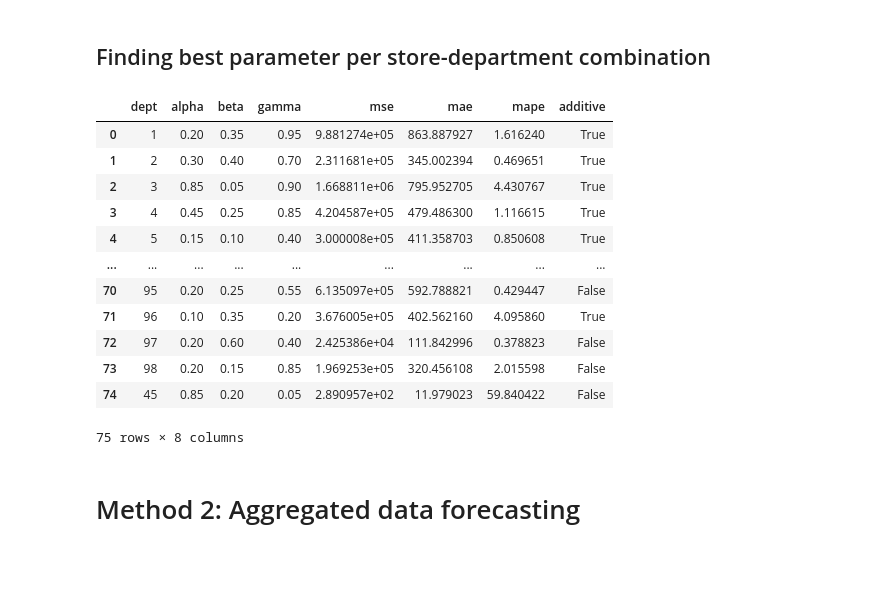
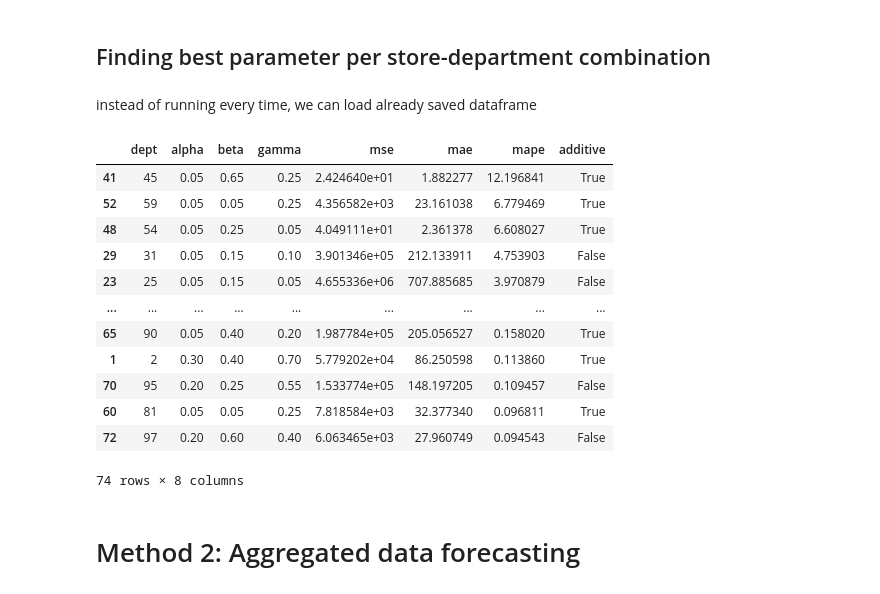
Before and after one commit to berbomeister/ws1-project, a Jupyter notebook: init.ipynb, the cells around one changed output. Saved outputs shown, nothing was run; the diff lists cells and outputs as text; code cells hidden in the pictures; blank space fills up the shorter version.

```diff
--- a/init.ipynb
+++ b/init.ipynb
@@ -443,21 +426,22 @@ best_params_df = pd.DataFrame({
     })
 #save for later use
 best_params_df.reset_index().drop(columns=['index']).to_csv("holt_winters_best_params.csv",index=False)
+# %% [markdown]
+instead of running every time, we can load already saved dataframe
 # %%
 best_params_df = pd.read_csv("holt_winters_best_params.csv")
+best_params_df.sort_values(by='mape',ascending=False)
+# %% [output]
+|  | dept | alpha | beta | gamma | mse | mae | mape | additive |
+| 41 | 45 | 0.05 | 0.65 | 0.25 | 2.424640e+01 | 1.882277 | 12.196841 | True |
+| 52 | 59 | 0.05 | 0.05 | 0.25 | 4.356582e+03 | 23.161038 | 6.779469 | True |
+| 48 | 54 | 0.05 | 0.25 | 0.05 | 4.049111e+01 | 2.361378 | 6.608027 | True |
+| 29 | 31 | 0.05 | 0.15 | 0.10 | 3.901346e+05 | 212.133911 | 4.753903 | False |
+| 23 | 25 | 0.05 | 0.15 | 0.05 | 4.655336e+06 | 707.885685 | 3.970879 | False |
+| ... | ... | ... | ... | ... | ... | ... | ... | ... |
+| 65 | 90 | 0.05 | 0.40 | 0.20 | 1.987784e+05 | 205.056527 | 0.158020 | True |
+| 1 | 2 | 0.30 | 0.40 | 0.70 | 5.779202e+04 | 86.250598 | 0.113860 | True |
+| 70 | 95 | 0.20 | 0.25 | 0.55 | 1.533774e+05 | 148.197205 | 0.109457 | False |
+| 60 | 81 | 0.05 | 0.05 | 0.25 | 7.818584e+03 | 32.377340 | 0.096811 | True |
+| 72 | 97 | 0.20 | 0.60 | 0.40 | 6.063465e+03 | 27.960749 | 0.094543 | False |
+74 rows × 8 columns
-# %%
-best_params_df
-# %% [output]
-|  | dept | alpha | beta | gamma | mse | mae | mape | additive |
-| 0 | 1 | 0.20 | 0.35 | 0.95 | 9.881274e+05 | 863.887927 | 1.616240 | True |
-| 1 | 2 | 0.30 | 0.40 | 0.70 | 2.311681e+05 | 345.002394 | 0.469651 | True |
-| 2 | 3 | 0.85 | 0.05 | 0.90 | 1.668811e+06 | 795.952705 | 4.430767 | True |
-| 3 | 4 | 0.45 | 0.25 | 0.85 | 4.204587e+05 | 479.486300 | 1.116615 | True |
-| 4 | 5 | 0.15 | 0.10 | 0.40 | 3.000008e+05 | 411.358703 | 0.850608 | True |
-| ... | ... | ... | ... | ... | ... | ... | ... | ... |
-| 70 | 95 | 0.20 | 0.25 | 0.55 | 6.135097e+05 | 592.788821 | 0.429447 | False |
-| 71 | 96 | 0.10 | 0.35 | 0.20 | 3.676005e+05 | 402.562160 | 4.095860 | True |
-| 72 | 97 | 0.20 | 0.60 | 0.40 | 2.425386e+04 | 111.842996 | 0.378823 | False |
-| 73 | 98 | 0.20 | 0.15 | 0.85 | 1.969253e+05 | 320.456108 | 2.015598 | False |
-| 74 | 45 | 0.85 | 0.20 | 0.05 | 2.890957e+02 | 11.979023 | 59.840422 | False |
-75 rows × 8 columns
```
Also changed, not shown: parts of 43 cells of this notebook, 1 other file.
